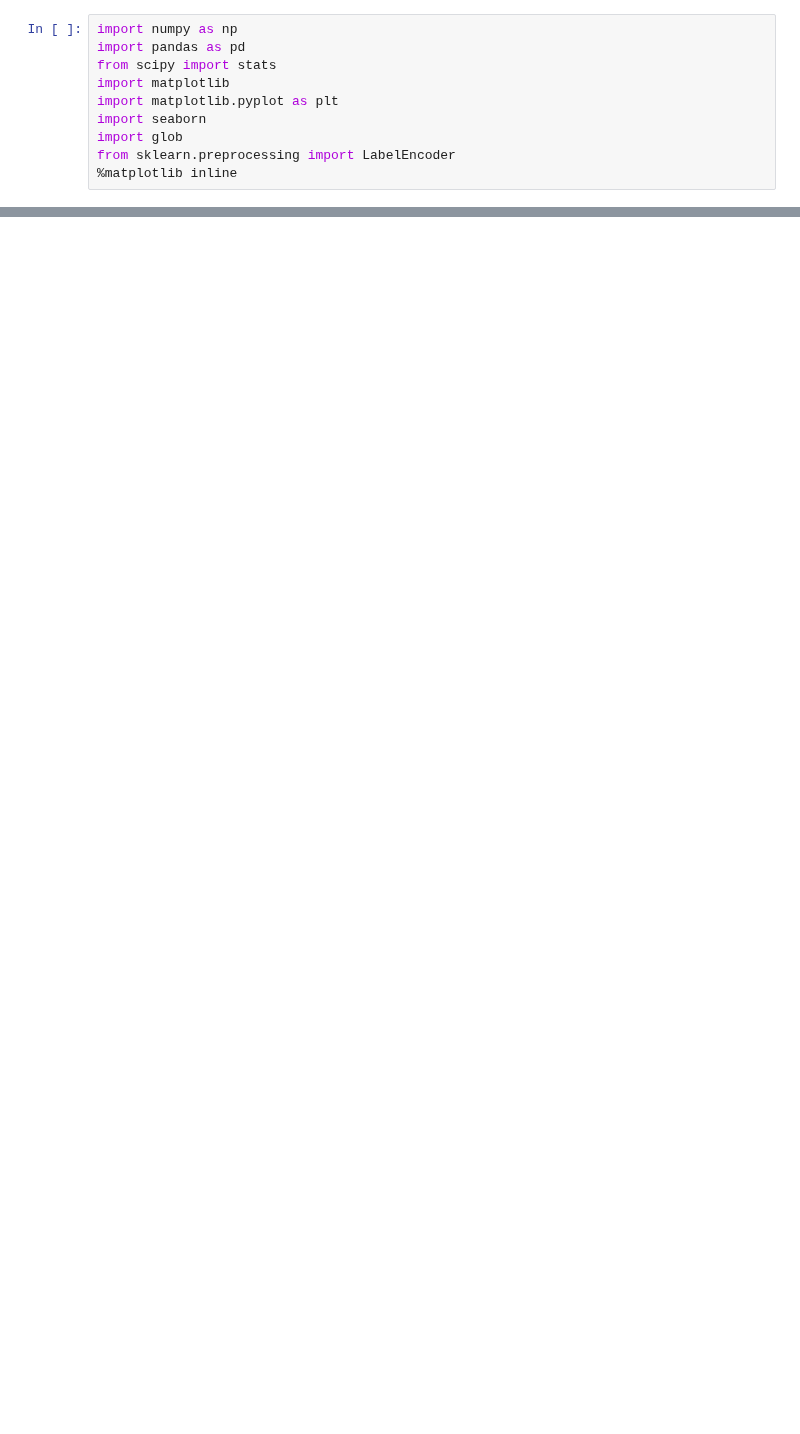
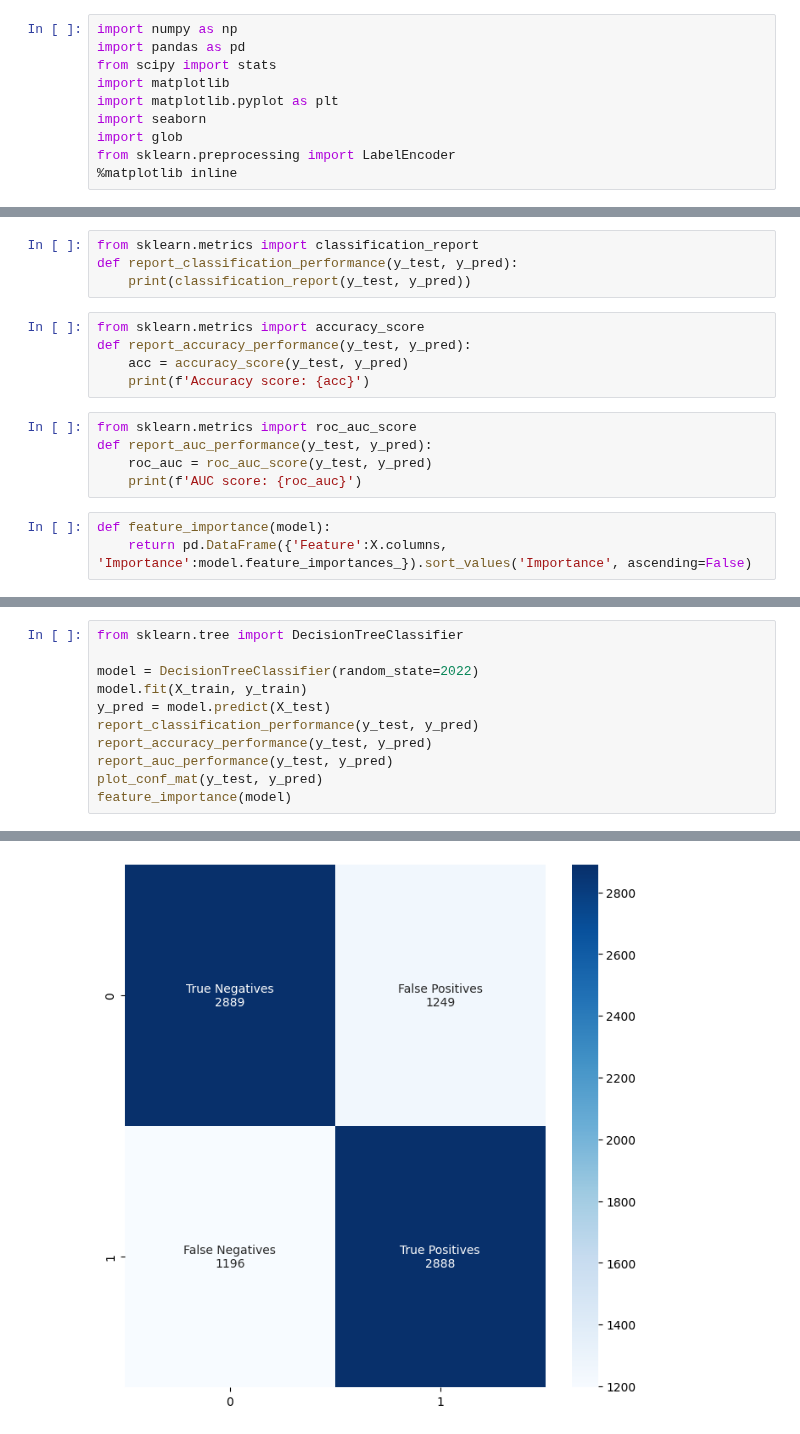
Before and after one commit to Mecowhy37/aai-exam-spotify-hits, a Jupyter notebook: project.ipynb, the cells around one changed output, grey strips where cells are left out. Cells and saved outputs as stored; diff of their text form; blank space fills up the shorter version.

Commit message:
implemented a few ml models

```diff
--- a/project.ipynb
+++ b/project.ipynb
@@ -103,0 +207,17 @@ sections
+# %%
+from sklearn.metrics import classification_report
+def report_classification_performance(y_test, y_pred):
+    print(classification_report(y_test, y_pred))
+# %%
+from sklearn.metrics import accuracy_score
+def report_accuracy_performance(y_test, y_pred):
+    acc = accuracy_score(y_test, y_pred)
+    print(f'Accuracy score: {acc}')
+# %%
+from sklearn.metrics import roc_auc_score
+def report_auc_performance(y_test, y_pred):
+    roc_auc = roc_auc_score(y_test, y_pred)
+    print(f'AUC score: {roc_auc}')
+# %%
+def feature_importance(model):
+    return pd.DataFrame({'Feature':X.columns, 'Importance':model.feature_importances_}).sort_values('Importance', ascending=False)
@@ -103,0 +226,12 @@ sections
+# %%
+from sklearn.tree import DecisionTreeClassifier
+
+model = DecisionTreeClassifier(random_state=2022)
+model.fit(X_train, y_train)
+y_pred = model.predict(X_test)
+report_classification_performance(y_test, y_pred)
+report_accuracy_performance(y_test, y_pred)
+report_auc_performance(y_test, y_pred)
+plot_conf_mat(y_test, y_pred)
+feature_importance(model)
+# %% [output]
@@ -103,0 +249 @@ sections
+[figure, added]
```
Also changed, not shown: parts of 26 cells of this notebook, 2 other files.
